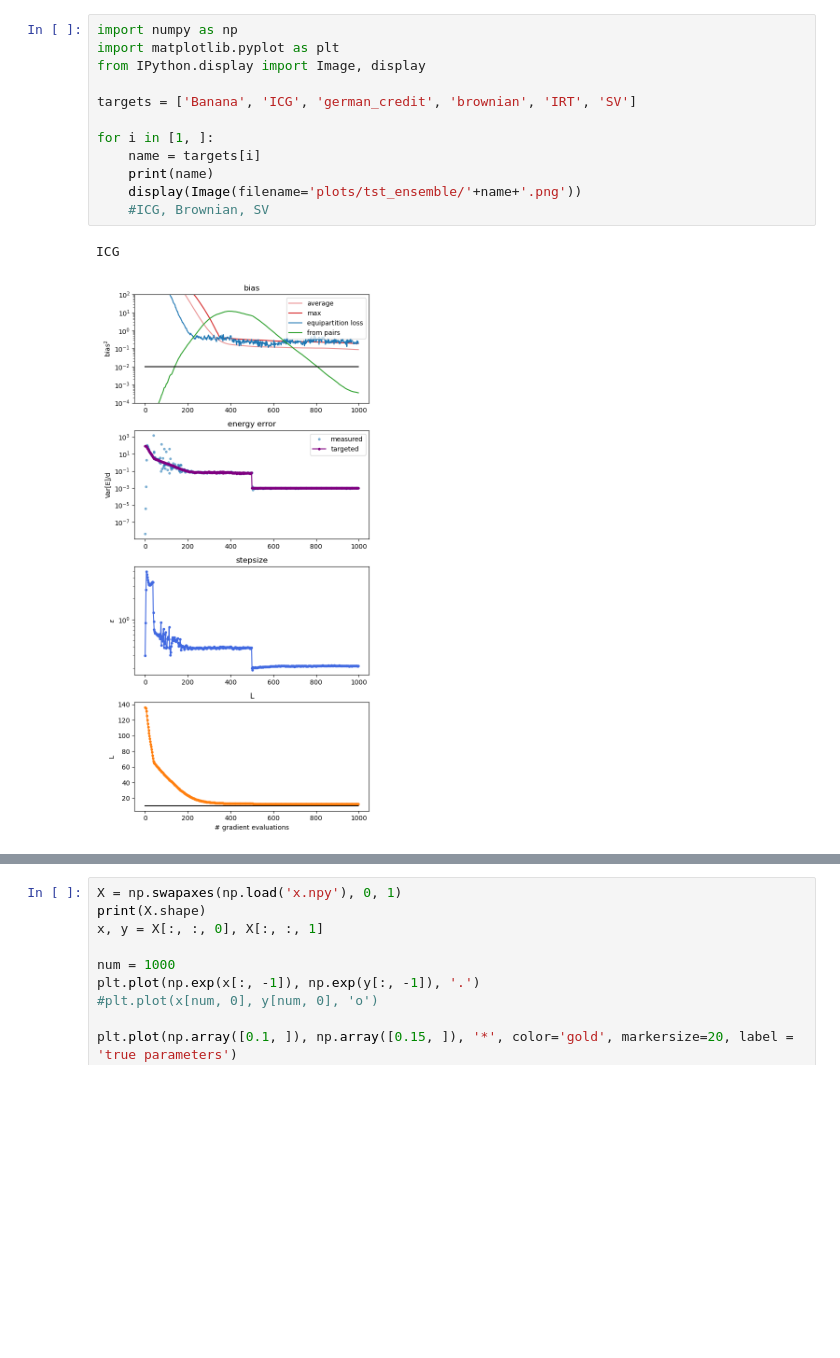
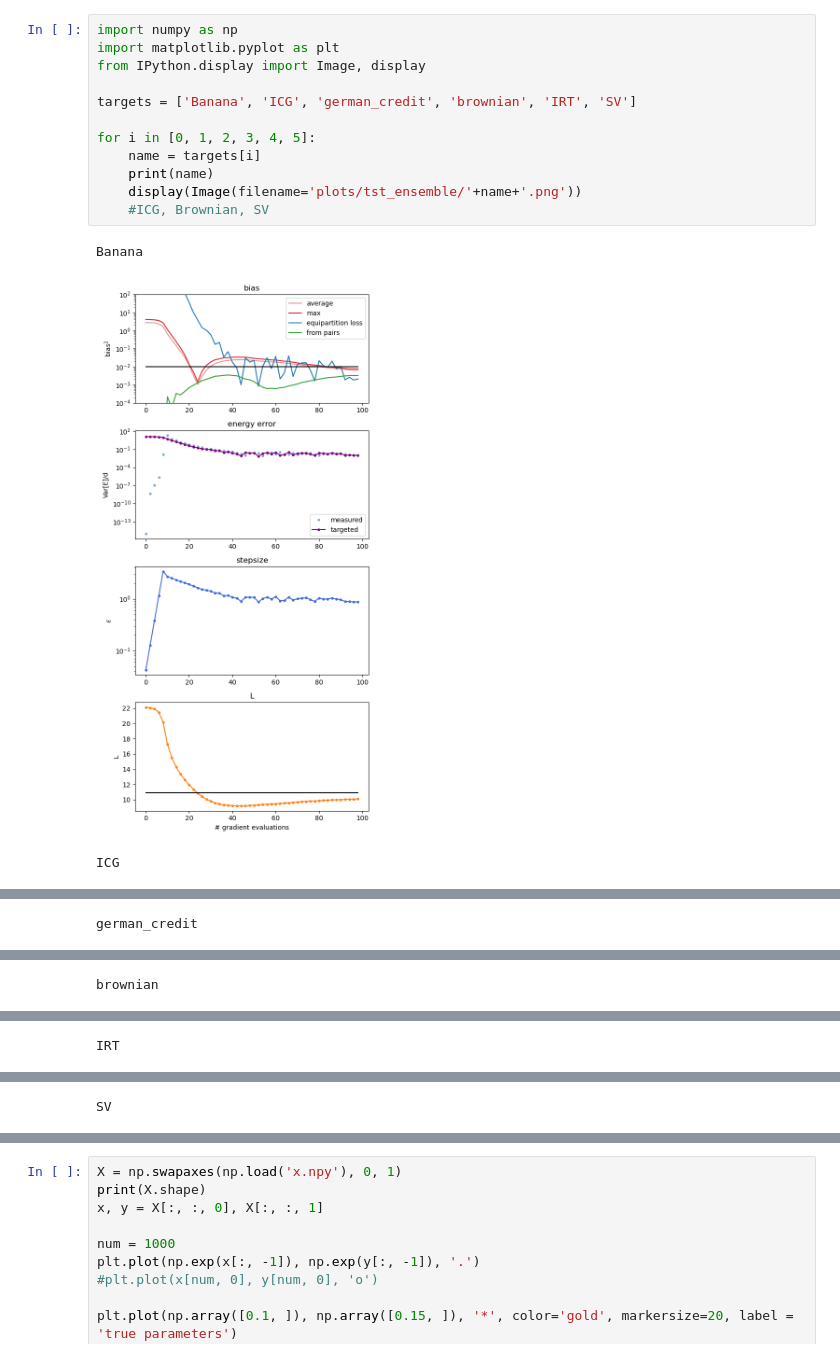
Before and after one commit to JakobRobnik/MicroCanonicalHMC, a Jupyter notebook: tst_ensemble.ipynb, the cells around one changed output, grey strips where cells are left out. Saved outputs shown, nothing was run; the diff lists cells and outputs as text; blank space fills up the shorter version.

```diff
--- a/tst_ensemble.ipynb
+++ b/tst_ensemble.ipynb
@@ -1,15 +1,16 @@
 # %%
 import numpy as np
 import matplotlib.pyplot as plt
 from IPython.display import Image, display
 
 targets = ['Banana', 'ICG', 'german_credit', 'brownian', 'IRT', 'SV']
 
-for i in [1, ]:
+for i in [0, 1, 2, 3, 4, 5]:
     name = targets[i]
     print(name)
     display(Image(filename='plots/tst_ensemble/'+name+'.png'))
     #ICG, Brownian, SV
 # %% [output]
-ICG
+Banana
-[figure, old version]
+[figure, new version]
+ICG
@@ -15,0 +18 @@ ICG
+german_credit
@@ -15,0 +20 @@ ICG
+brownian
@@ -15,0 +22 @@ ICG
+IRT
@@ -15,0 +24 @@ ICG
+SV
```
Also changed, not shown: parts of 1 cell of this notebook, 3 other files.
